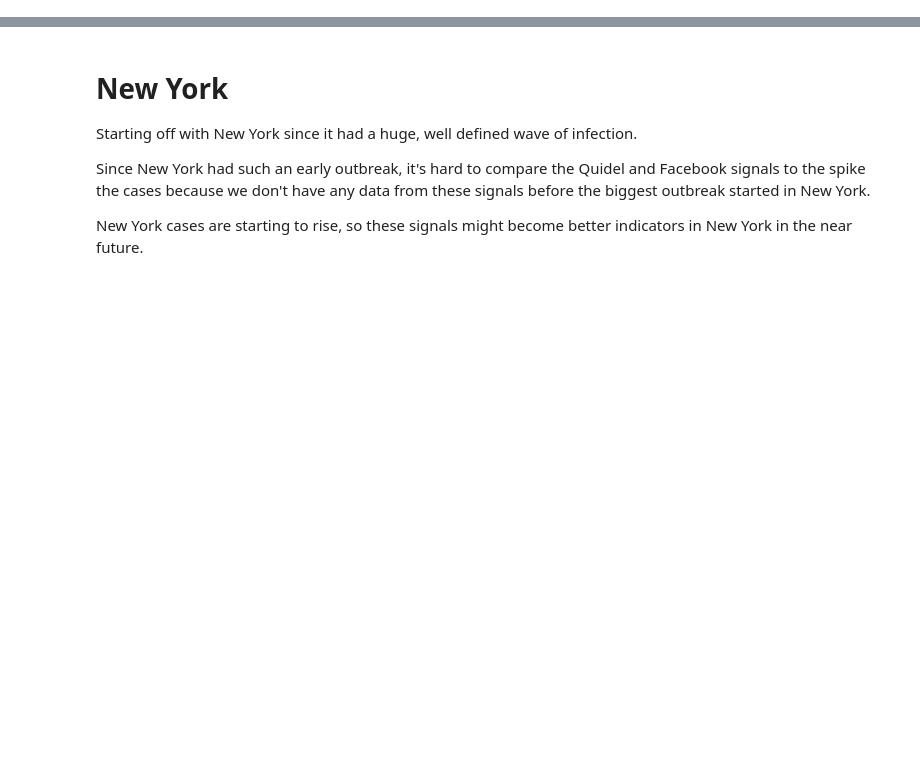
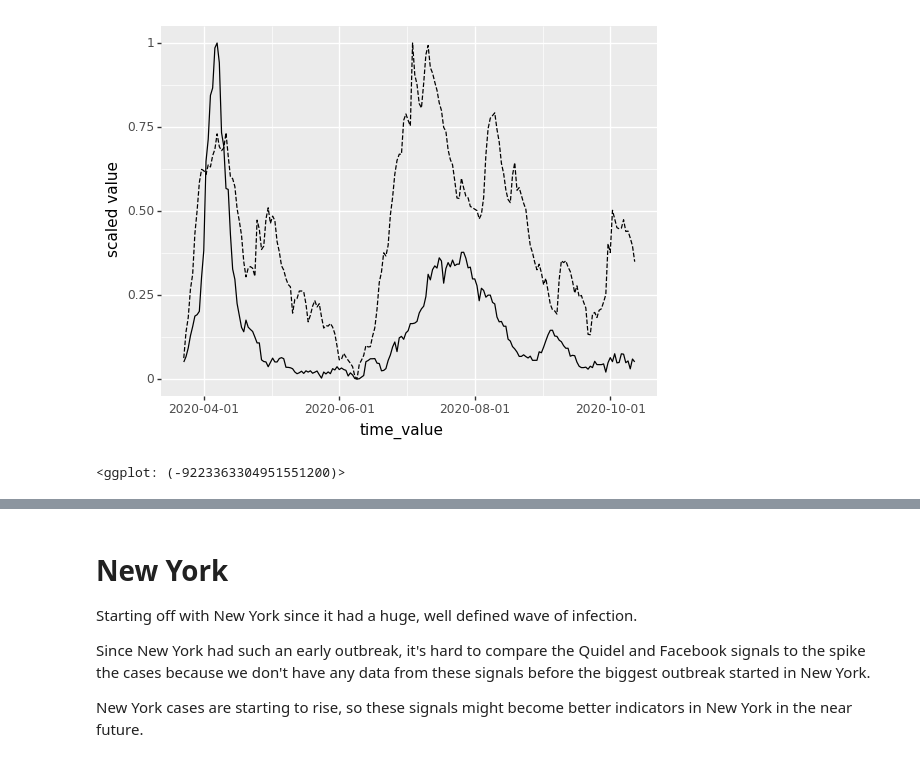
Before and after one commit to cmu-delphi/covidcast-modeling, a Jupyter notebook: cases_signals_msa/notebooks/Cases&SignalsMetroAreas.ipynb, the cells around one changed output, grey strips where cells are left out. Cells and saved outputs as stored; diff of their text form; code cells hidden in the pictures; blank space fills up the shorter version.

```diff
--- a/cases_signals_msa/notebooks/Cases&SignalsMetroAreas.ipynb
+++ b/cases_signals_msa/notebooks/Cases&SignalsMetroAreas.ipynb
@@ -79,0 +86,13 @@ t0_phoenix, t0_cases_phoenix, t0_signals_phoenix = get_t0(phoenix, signals_phoen
+# %%
+# DOCTOR VISITS
+cases_doctor_new_orleans = pd.merge(t0_cases_new_orleans, t0_signals_new_orleans[0], on='time_value')
+cases_doctor_new_orleans[['case_value', 'doctor_visits']] = scaler.fit_transform(cases_doctor_new_orleans[['value_x', 'value_y']])
+
+(p9.ggplot(cases_doctor_new_orleans, p9.aes(x='time_value')) +
+p9.scale_x_datetime(breaks=date_breaks('2 months')) +
+p9.geom_line(p9.aes(y='doctor_visits') , linetype='dashed') +
+p9.geom_line(p9.aes(y='case_value')) +
+p9.ylab("scaled value"))
+# %% [output]
+[figure, added]
+<ggplot: (-9223363304951551200)>
```
Also changed, not shown: parts of 54 cells of this notebook.
